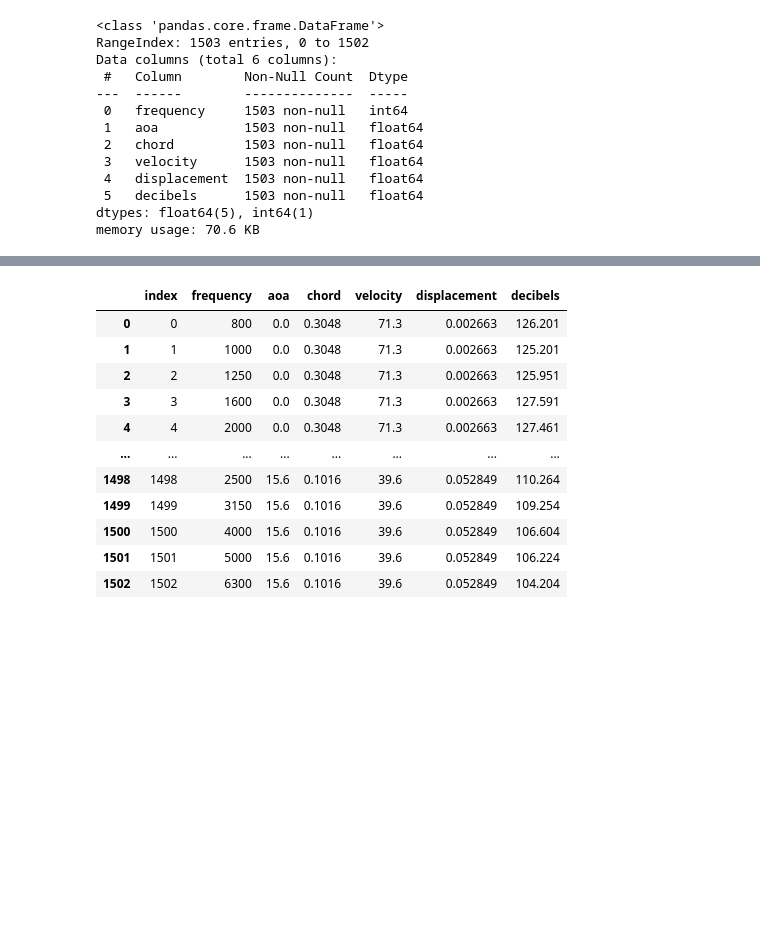
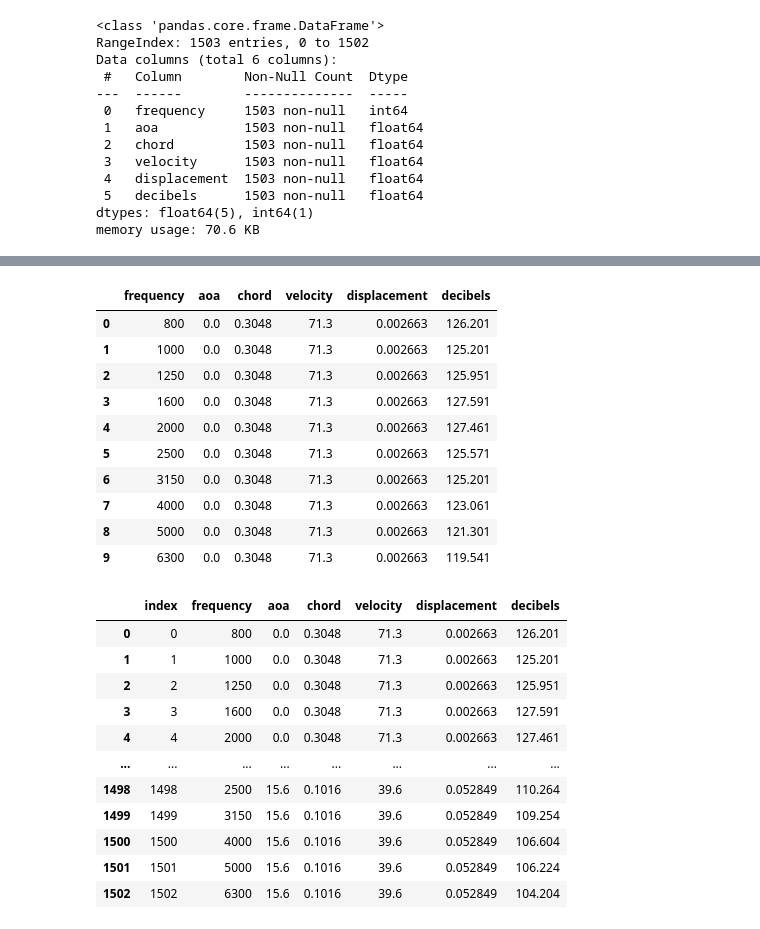
Before and after one commit to sahuff-pitt/CMPINF_2110_Spring2023, a Jupyter notebook: week_01/week_01_airfoil.ipynb, the cells around one changed output, grey strips where cells are left out. Saved outputs shown, nothing was run; the diff lists cells and outputs as text; code cells hidden in the pictures; blank space fills up the shorter version.

```diff
--- a/week_01/week_01_airfoil.ipynb
+++ b/week_01/week_01_airfoil.ipynb
@@ -112 +95,15 @@ The `.melt()` method lets us convert from wide to long. First add in a column fo
+# %%
+df.head(10)
+# %% [output]
+|  | frequency | aoa | chord | velocity | displacement | decibels |
+| 0 | 800 | 0.0 | 0.3048 | 71.3 | 0.002663 | 126.201 |
+| 1 | 1000 | 0.0 | 0.3048 | 71.3 | 0.002663 | 125.201 |
+| 2 | 1250 | 0.0 | 0.3048 | 71.3 | 0.002663 | 125.951 |
+| 3 | 1600 | 0.0 | 0.3048 | 71.3 | 0.002663 | 127.591 |
+| 4 | 2000 | 0.0 | 0.3048 | 71.3 | 0.002663 | 127.461 |
+| 5 | 2500 | 0.0 | 0.3048 | 71.3 | 0.002663 | 125.571 |
+| 6 | 3150 | 0.0 | 0.3048 | 71.3 | 0.002663 | 125.201 |
+| 7 | 4000 | 0.0 | 0.3048 | 71.3 | 0.002663 | 123.061 |
+| 8 | 5000 | 0.0 | 0.3048 | 71.3 | 0.002663 | 121.301 |
+| 9 | 6300 | 0.0 | 0.3048 | 71.3 | 0.002663 | 119.541 |
 # %%
```
Also changed, not shown: parts of 29 cells of this notebook, 4 other files.
